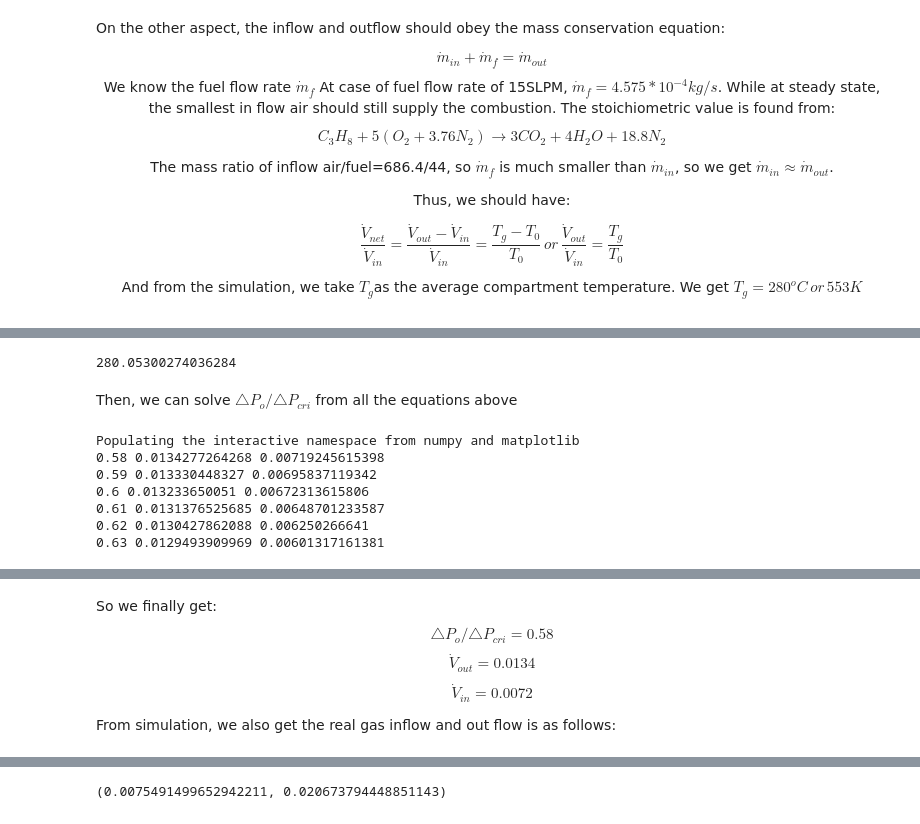
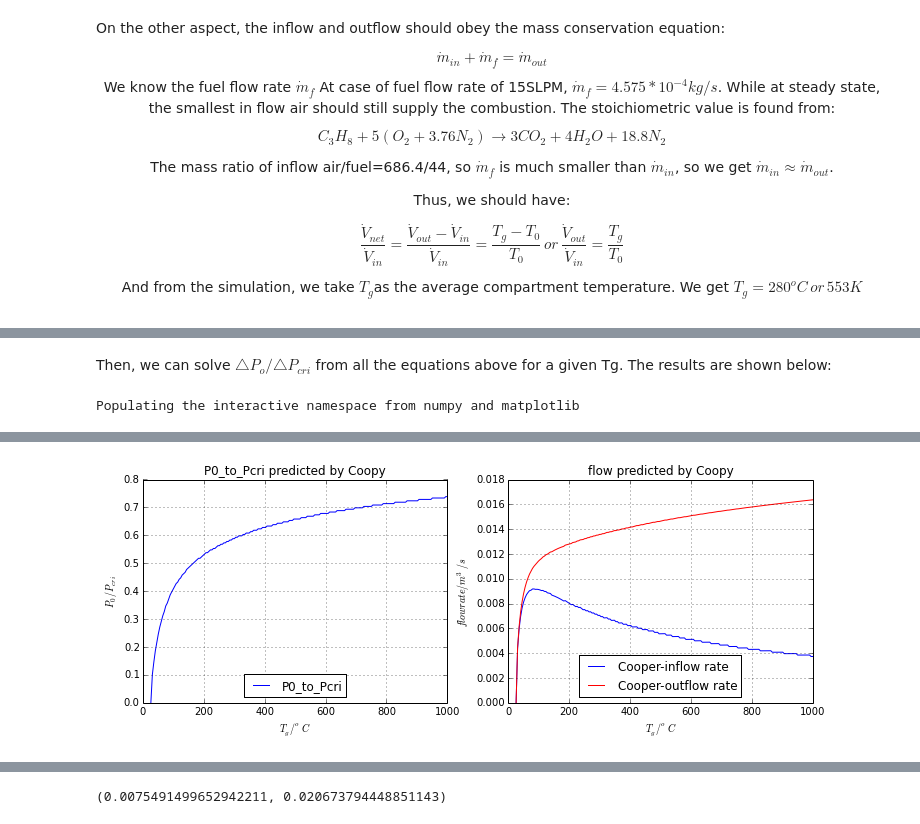
Before and after one commit to cooperhe/ipython_notebook, a Jupyter notebook: vent_flow_rate.ipynb, the cells around one changed output, grey strips where cells are left out. Saved outputs shown, nothing was run; the diff lists cells and outputs as text; code cells hidden in the pictures.

```diff
--- a/vent_flow_rate.ipynb
+++ b/vent_flow_rate.ipynb
@@ -234,32 +210,48 @@ title('Temperature',size=24)
-# %%
-mean(mean(Temp))
-# %% [output]
-280.05300274036284
 # %% [markdown]
-Then, we can solve $\triangle P_o /\triangle P_{cri}$ from all the equations above
+Then, we can solve $\triangle P_o /\triangle P_{cri}$ from all the equations above for a given Tg. The results are shown below:
 # %%
 %pylab inline
 
 T0=25.
-Tg=280
-e=2.*(T0-Tg)/(T0+Tg)
-D=0.319
-Pcri=0.2427*(1.+0.5*e)*exp(1.1072*e)*(4*9.8*D*1.21*(Tg-T0)/(Tg+273))
-Vcri=1.0/4.0*np.pi*D**2*(2*9.8*D*(Tg-T0)/(Tg+273))*0.1754*exp(0.5536*e)
-Vmax=0.055*sqrt(D**5.*9.8*(-e))
-m3=0.7070
-M=9.1
+P=range(200)
+Vi=range(200)
+Vo=range(200)
+i=0
+for Tg in np.linspace(25,1000,200):
+    e=2.*(T0-Tg)/(T0+Tg)
+    D=0.319
+    Pcri=0.2427*(1.+0.5*e)*exp(1.1072*e)*(4*9.8*D*1.21*(Tg-T0)/(Tg+273))
+    Vcri=1.0/4.0*np.pi*D**2*(2*9.8*D*(Tg-T0)/(Tg+273))*0.1754*exp(0.5536*e)
+    Vmax=0.055*sqrt(D**5.*9.8*(-e))
+    m3=0.7070
+    M=9.1
 
-for P0_to_Pcri in np.linspace(0,0.8,81):
-    Vnet=Vcri*(M-(1.+(M**2-1.)*(1.-P0_to_Pcri))**0.5)/(M-1.)
-    Vin=Vmax*((1.+m3/2.)*(1.-P0_to_Pcri)**2-(2.+m3/2.)*(1.-P0_to_Pcri))**2
-    if 0<(Vnet+Vin)/Vin-(Tg+273)/(T0+273)<0.3:
-        print  P0_to_Pcri, (Vnet+Vin), Vin
+
+    for P0_to_Pcri in np.linspace(0,1.0,200):
+        Vnet=Vcri*(M-(1.+(M**2-1.)*(1.-P0_to_Pcri))**0.5)/(M-1.)
+        Vin=Vmax*((1.+m3/2.)*(1.-P0_to_Pcri)**2-(2.+m3/2.)*(1.-P0_to_Pcri))**2
+        if 0<(Vnet+Vin)/Vin-(Tg+273)/(T0+273)<1:
+            P[i]=P0_to_Pcri
+            Vi[i]=Vin
+            Vo[i]=Vin+Vnet
+            break
+    i=i+1
+
+figure(figsize=(12,4))
+subplot(1,2,1)
+plot(np.linspace(26,1000,200),P,'b-', label='P0_to_Pcri')
+xlabel('$T_g / ^oC$')
+ylabel('$ P_0 / P_{cri}$')
+title('P0_to_Pcri predicted by Coopy')
+legend(loc='lower center')
+grid()
+subplot(1,2,2)
+plot(np.linspace(26,1000,200),Vi,'b-', label='Cooper-inflow rate')
+plot(np.linspace(26,1000,200),Vo,'r-',label='Cooper-outflow rate')
+xlabel('$T_g / ^oC$')
+ylabel('$ flow rate / m^3/s$')
+title('flow predicted by Coopy')
+legend(loc='lower center')
+grid()
 # %% [output]
 Populating the interactive namespace from numpy and matplotlib
-0.58 0.0134277264268 0.00719245615398
-0.59 0.013330448327 0.00695837119342
-0.6 0.013233650051 0.00672313615806
-0.61 0.0131376525685 0.00648701233587
-0.62 0.0130427862088 0.006250266641
-0.63 0.0129493909969 0.00601317161381
@@ -268,7 +258 @@ WARNING: pylab import has clobbered these variables: ['e']
+[figure, added]
-# %% [markdown]
-So we finally get:
-$$\triangle P_o /\triangle P_{cri}=0.58$$
-$$\dot V_{out}=0.0134$$
-$$\dot V_{in}=0.0072$$
-
-From simulation, we also get the real gas inflow and out flow is as follows:
```
Also changed, not shown: parts of 29 cells of this notebook, 2 other files.
